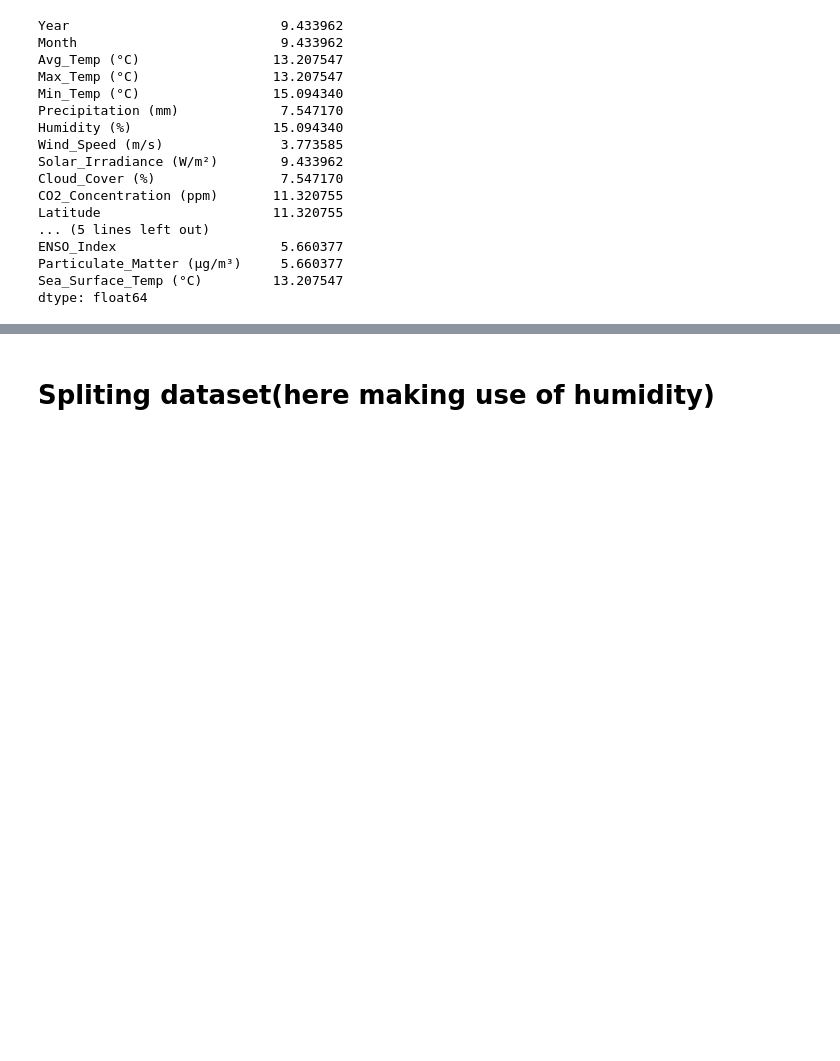
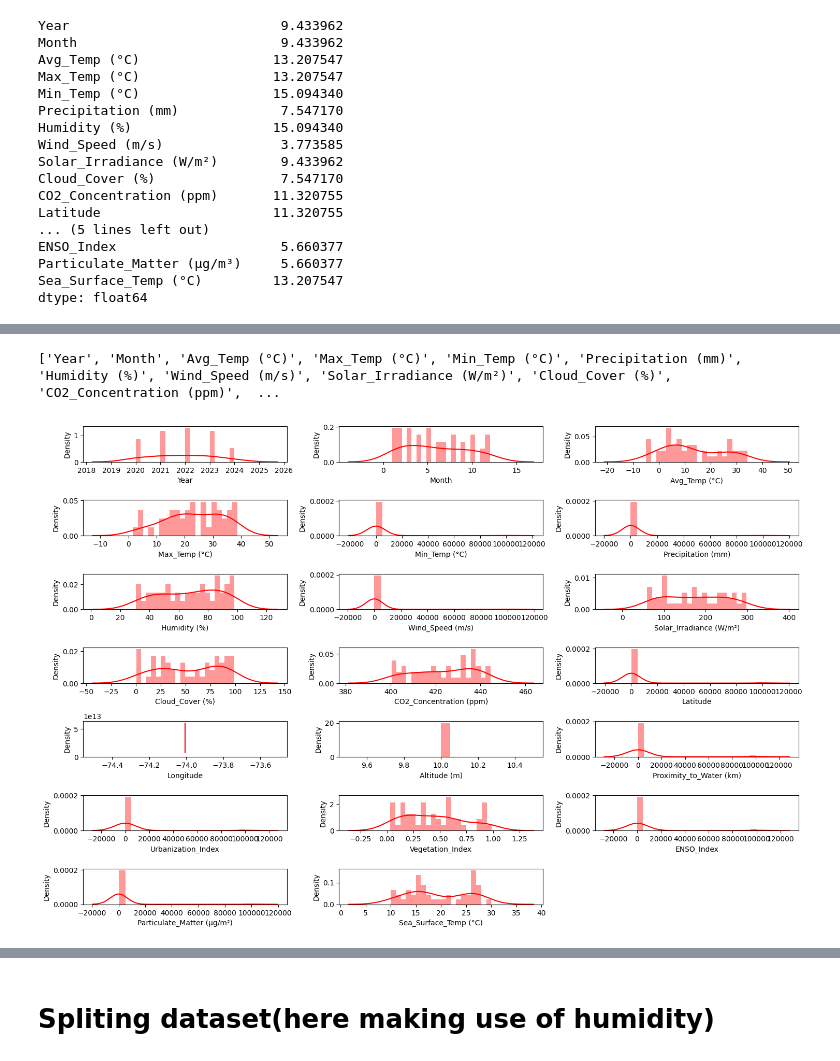
Before and after one commit to PiYushZ8/ML_climateaction, a Jupyter notebook: Climate_Action_PiyushSanap_ML.ipynb, the cells around one changed output, grey strips where cells are left out. Cells and saved outputs as stored; diff of their text form; code cells hidden in the pictures; blank space fills up the shorter version.

```diff
--- a/Climate_Action_PiyushSanap_ML.ipynb
+++ b/Climate_Action_PiyushSanap_ML.ipynb
@@ -74,0 +71,20 @@ dataset = data.dropna()
+# %%
+# Assuming your data is in a DataFrame called 'data'
+
+# Specify the columns you want to convert
+object_cols = ['Year', 'Month', 'Max_Temp (°C)', 'Min_Temp (°C)', 'Precipitation (mm)', 'Humidity (%)', 'Wind_Speed (m/s)', 'Solar_Irradiance (W/m²)', 'Cloud_Cover (%)', 'Latitude', 'Longitude', 'Altitude (m)', 'Proximity_to_Water (km)', 'Vegetation_Index', 'ENSO_Index', 'Particulate_Matter (µg/m³)', 'Sea_Surface_Temp (°C)']
+
+# Loop through the columns and try to convert to numeric
+for col in object_cols:
+    # First, try converting, ignoring any errors. This will replace invalid values with NaN
+    data[col] = pd.to_numeric(data[col], errors='ignore')
+
+    # Replace 'Unknown' with NaN
+    data[col] = data[col].replace('Unknown', pd.NA)
+
+    # Convert object columns to numeric, coercing errors to NaN
+    data[col] = pd.to_numeric(data[col], errors='coerce')
+
+
+# Now check the data types again
+print(data.dtypes)
@@ -74,0 +109,16 @@ dataset = data.dropna()
+# %%
+numerical_cols = data.select_dtypes(include=['number']).columns.tolist()
+print(numerical_cols)
+# %% [output]
+['Year', 'Month', 'Avg_Temp (°C)', 'Max_Temp (°C)', 'Min_Temp (°C)', 'Precipitation (mm)', 'Humidity (%)', 'Wind_Speed (m/s)', 'Solar_Irradiance (W/m²)', 'Cloud_Cover (%)', 'CO2_Concentration (ppm)',  ...
+# %%
+num_rows = len(numerical_cols) // 3 + (len(numerical_cols) % 3 > 0)  # Calculate rows for subplots
+num_cols = 3  # Number of columns for subplots
+plt.figure(figsize=(15, 10))
+for i, var in enumerate(numerical_cols):
+  plt.subplot(num_rows, num_cols, i+1)
+  sns.distplot(data[var], bins=20, color = 'red')
+plt.tight_layout() # Optional: Adjusts the spacing between subplots
+plt.show()
+# %% [output]
+[figure, added]
```
Also changed, not shown: parts of 38 cells of this notebook.
